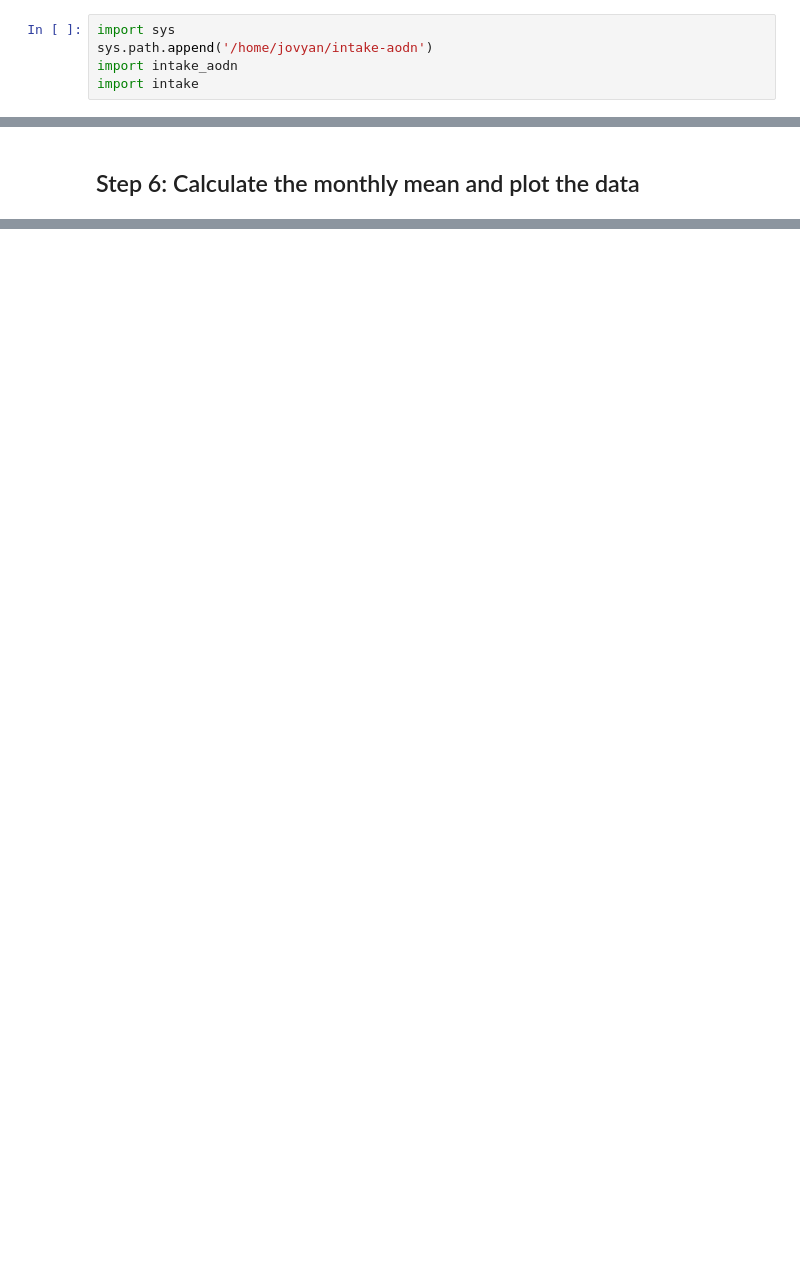
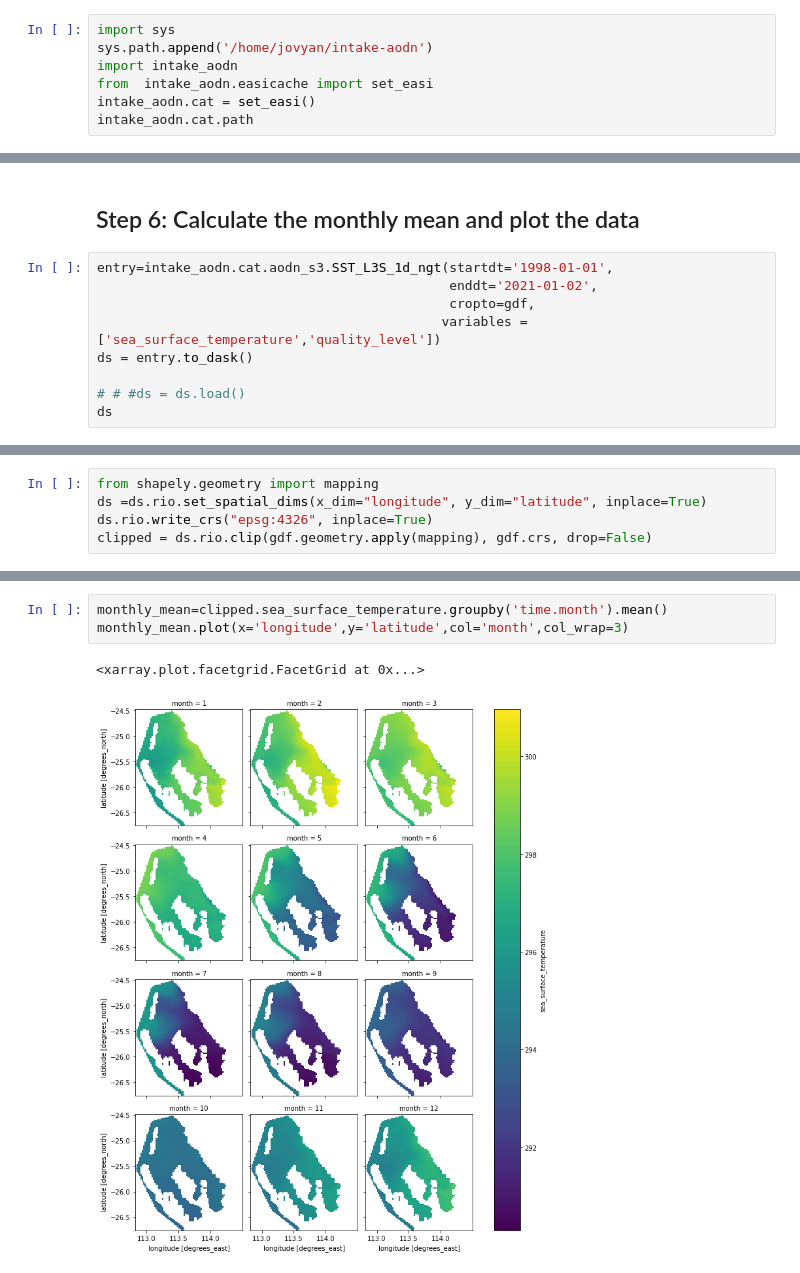
Before and after one commit to IOMRC/intake-aodn, a Jupyter notebook: notebooks/intake_usage/3_Monthly_Mean.ipynb, the cells around one changed output, grey strips where cells are left out. Saved outputs shown, nothing was run; the diff lists cells and outputs as text; blank space fills up the shorter version.

```diff
--- a/notebooks/intake_usage/3_Monthly_Mean.ipynb
+++ b/notebooks/intake_usage/3_Monthly_Mean.ipynb
@@ -4,4 +8,6 @@
 import sys
 sys.path.append('/home/jovyan/intake-aodn')
 import intake_aodn
-import intake
+from  intake_aodn.easicache import set_easi
+intake_aodn.cat = set_easi()
+intake_aodn.cat.path
@@ -71,2 +73,11 @@ Data variables:
 # %% [markdown]
 ## Step 6: Calculate the monthly mean and plot the data
+# %%
+entry=intake_aodn.cat.aodn_s3.SST_L3S_1d_ngt(startdt='1998-01-01',
+                                             enddt='2021-01-02',
+                                             cropto=gdf,
+                                            variables =['sea_surface_temperature','quality_level'])
+ds = entry.to_dask()
+
+# # #ds = ds.load()
+ds
@@ -72,0 +100,5 @@ Data variables:
+# %%
+from shapely.geometry import mapping
+ds =ds.rio.set_spatial_dims(x_dim="longitude", y_dim="latitude", inplace=True)
+ds.rio.write_crs("epsg:4326", inplace=True)
+clipped = ds.rio.clip(gdf.geometry.apply(mapping), gdf.crs, drop=False)
@@ -72,0 +124,6 @@ Data variables:
+# %%
+monthly_mean=clipped.sea_surface_temperature.groupby('time.month').mean()
+monthly_mean.plot(x='longitude',y='latitude',col='month',col_wrap=3)
+# %% [output]
+<xarray.plot.facetgrid.FacetGrid at 0x...>
+[figure, added]
```
Also changed, not shown: parts of 12 cells of this notebook, 21 other files.
